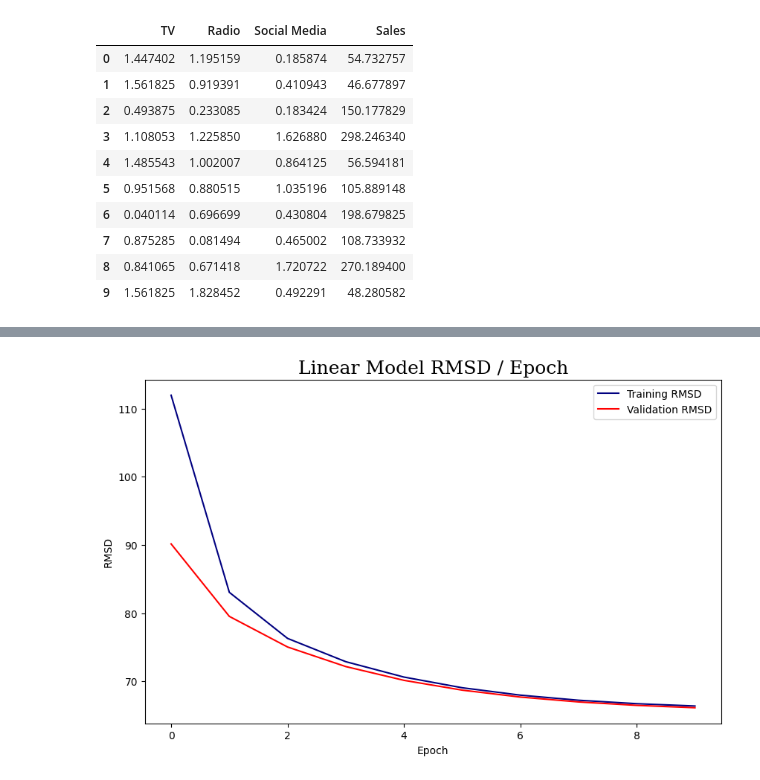
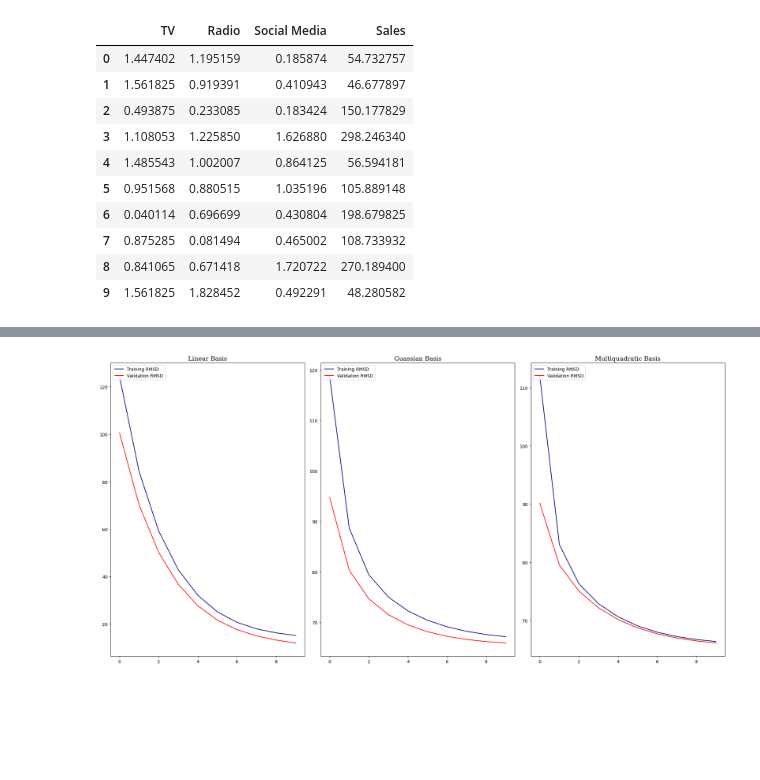
Before and after one commit to R-m1n/SBU, a Jupyter notebook: Machine Learning/assignment-b.ipynb, the cells around one changed output, grey strips where cells are left out. Cells and saved outputs as stored; diff of their text form; code cells hidden in the pictures; blank space fills up the shorter version.

```diff
--- a/Machine Learning/assignment-b.ipynb
+++ b/Machine Learning/assignment-b.ipynb
@@ -264,18 +234,28 @@ plt.show()
 multiquadratic = Regression()
 
 multiquadratic_train_rmsd, multiquadratic_val_rmsd = multiquadratic.train(multiquadratic_loader, epoch=10, learning_rate=0.0001, ridge=1)
-# %%
-plt.figure(figsize=(10, 6))
-
-plt.plot(multiquadratic_train_rmsd, color="navy", label="Training RMSD")
-plt.plot(multiquadratic_val_rmsd, color="red", label="Validation RMSD")
-
-plt.xlabel("Epoch")
-plt.ylabel("RMSD")
-
-plt.title("Linear Model RMSD / Epoch", size=18, family="serif")
-plt.legend(loc="upper right")
-
-plt.show()
-# %% [output]
-[figure, removed]
+# %%
+fig, axs = plt.subplots(1, 3, figsize=(20, 10))
+
+axs = axs.flatten()
+
+axs[0].plot(linear_train_rmsd, color="navy", label="Training RMSD")
+axs[0].plot(linear_val_rmsd, color="red", label="Validation RMSD")
+axs[0].set_title("Linear Basis", size=14, family="serif")
+axs[0].legend(loc = "upper left")
+
+axs[1].plot(guassian_train_rmsd, color="navy", label="Training RMSD")
+axs[1].plot(guassian_val_rmsd, color="red", label="Validation RMSD")
+axs[1].set_title("Guassian Basis", size=14, family="serif")
+axs[1].legend(loc = "upper left")
+
+axs[2].plot(multiquadratic_train_rmsd, color="navy", label="Training RMSD")
+axs[2].plot(multiquadratic_val_rmsd, color="red", label="Validation RMSD")
+axs[2].set_title("Multiquadratic Basis", size=14, family="serif")
+axs[2].legend(loc = "upper left")
+
+fig.tight_layout()
+
+plt.show()
+# %% [output]
+[figure, added]
```
Also changed, not shown: parts of 2 cells of this notebook.
